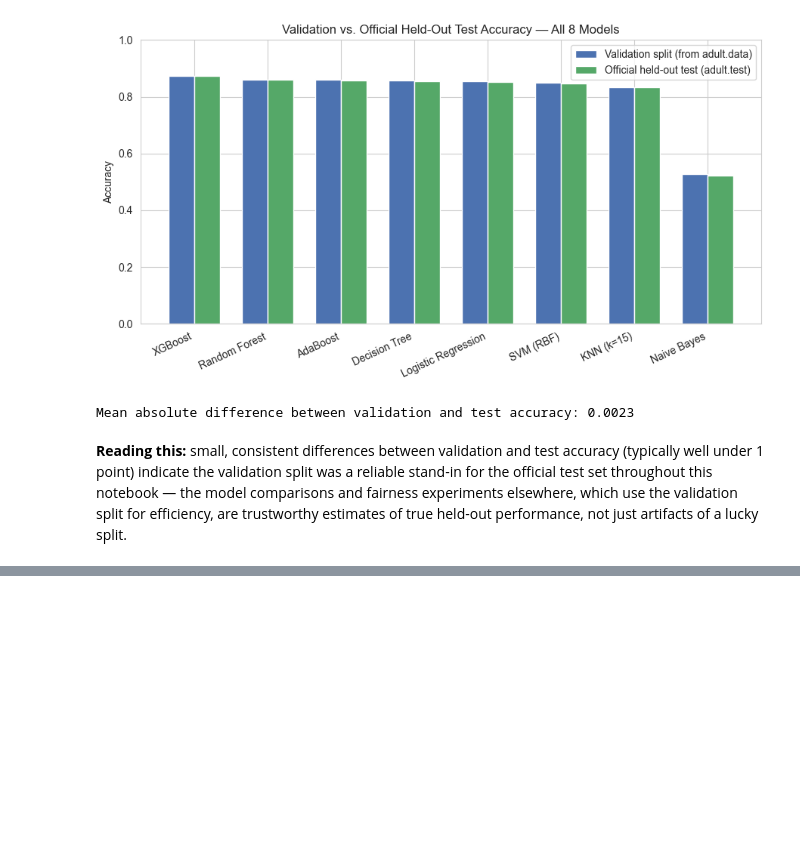
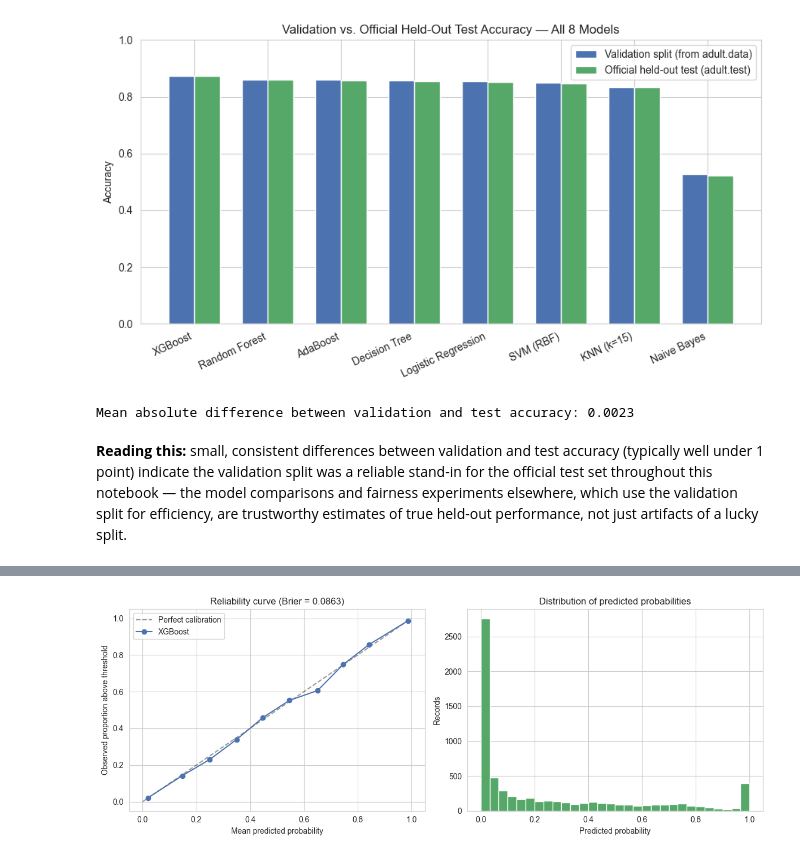
Before and after one commit to aguga04/COM727-Chatbot-Assessment, a Jupyter notebook: notebooks/01_analysis_and_modeling.ipynb, the cells around one changed output, grey strips where cells are left out. Saved outputs shown, nothing was run; the diff lists cells and outputs as text; code cells hidden in the pictures; blank space fills up the shorter version.

Commit message:
Add probability calibration check and referral band threshold analysis

```diff
--- a/notebooks/01_analysis_and_modeling.ipynb
+++ b/notebooks/01_analysis_and_modeling.ipynb
@@ -578,0 +598,7 @@ Mean absolute difference between validation and test accuracy: 0.0023
+# %%
+val_proba = models['XGBoost'].predict_proba(X_val_scaled)[:, 1]
+y_val_array = y_val.to_numpy()
+
+print(f"Validation records: {len(val_proba)}")
+print(f"Predicted probability range: {val_proba.min():.4f} to {val_proba.max():.4f}")
+print(f"Mean predicted: {val_proba.mean():.4f}   Actual upper-bracket rate: {y_val_array.mean():.4f}")
@@ -578,0 +620,19 @@ Mean absolute difference between validation and test accuracy: 0.0023
+# %%
+n_bins = 10
+bin_edges = np.linspace(0, 1, n_bins + 1)
+bin_index = np.clip(np.digitize(val_proba, bin_edges[1:-1]), 0, n_bins - 1)
+
+calibration = pd.DataFrame({'bin': bin_index, 'predicted': val_proba, 'actual': y_val_array})
+calibration = calibration.groupby('bin').agg(
+    count=('actual', 'size'),
+    mean_predicted=('predicted', 'mean'),
+    observed_rate=('actual', 'mean'),
+).reset_index()
+calibration['gap'] = calibration['observed_rate'] - calibration['mean_predicted']
+
+brier = float(np.mean((val_proba - y_val_array) ** 2))
+ece = float(np.average(calibration['gap'].abs(), weights=calibration['count']))
+
+print(calibration.to_string(index=False, float_format=lambda v: f"{v:.4f}"))
+print(f"\nBrier score: {brier:.4f}   (0 = perfect, 0.25 = always predicting 0.5)")
+print(f"Expected calibration error: {ece:.4f}   (mean gap, weighted by bin size)")
@@ -578,0 +654,21 @@ Mean absolute difference between validation and test accuracy: 0.0023
+# %%
+fig_cal, (ax_rel, ax_hist) = plt.subplots(1, 2, figsize=(12, 4.5))
+
+ax_rel.plot([0, 1], [0, 1], 'k--', alpha=0.4, label='Perfect calibration')
+ax_rel.plot(calibration['mean_predicted'], calibration['observed_rate'],
+            'o-', color='#4C72B0', label='XGBoost')
+ax_rel.set_xlabel('Mean predicted probability')
+ax_rel.set_ylabel('Observed proportion above threshold')
+ax_rel.set_title(f'Reliability curve (Brier = {brier:.4f})')
+ax_rel.legend()
+
+ax_hist.hist(val_proba, bins=30, color='#55A868')
+ax_hist.set_xlabel('Predicted probability')
+ax_hist.set_ylabel('Records')
+ax_hist.set_title('Distribution of predicted probabilities')
+
+fig_cal.tight_layout()
+save_figure('calibration_validation', fig_cal)
+plt.show()
+# %% [output]
+[figure, added]
```
Also changed, not shown: parts of 11 cells of this notebook, 1 other file.
